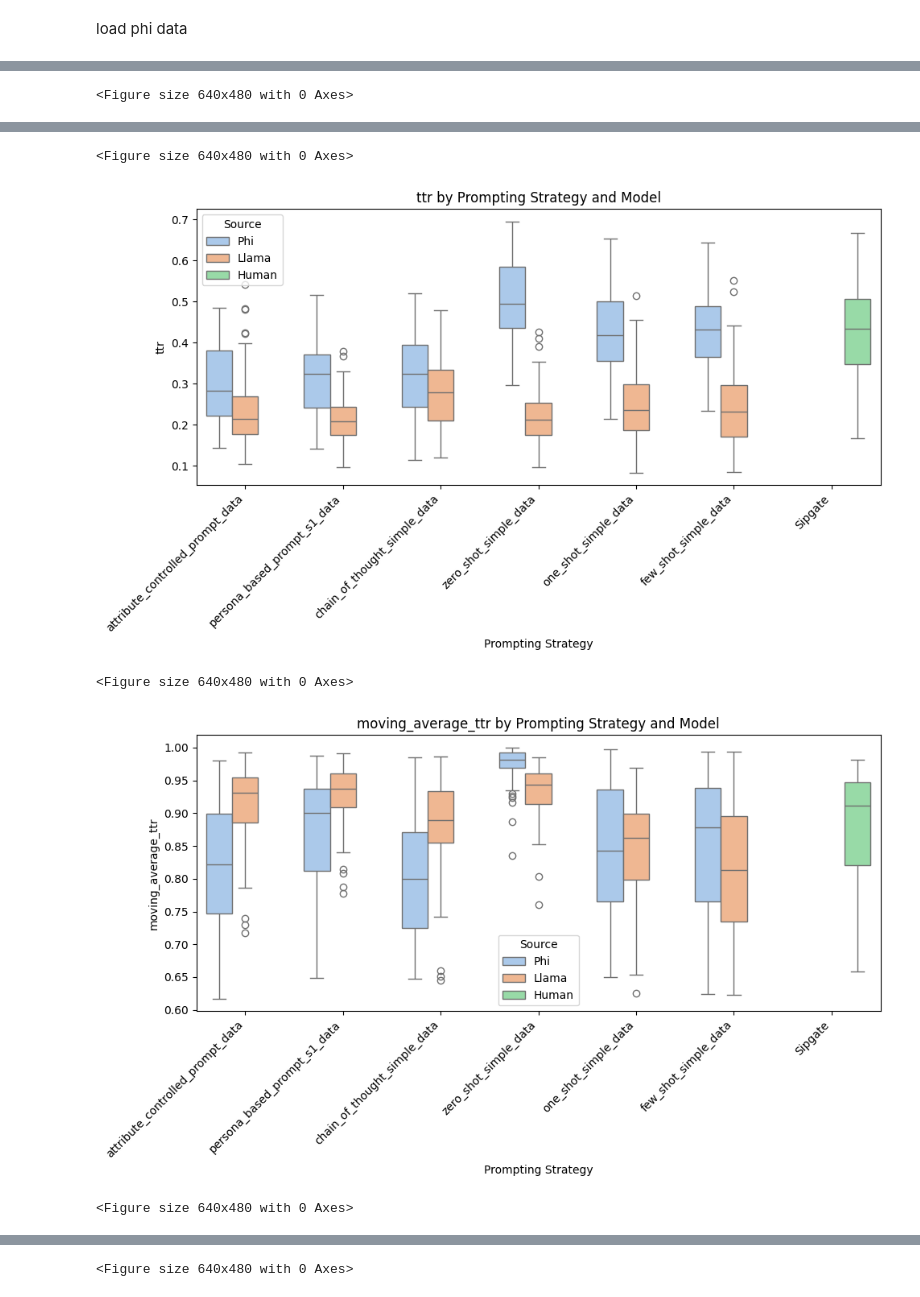
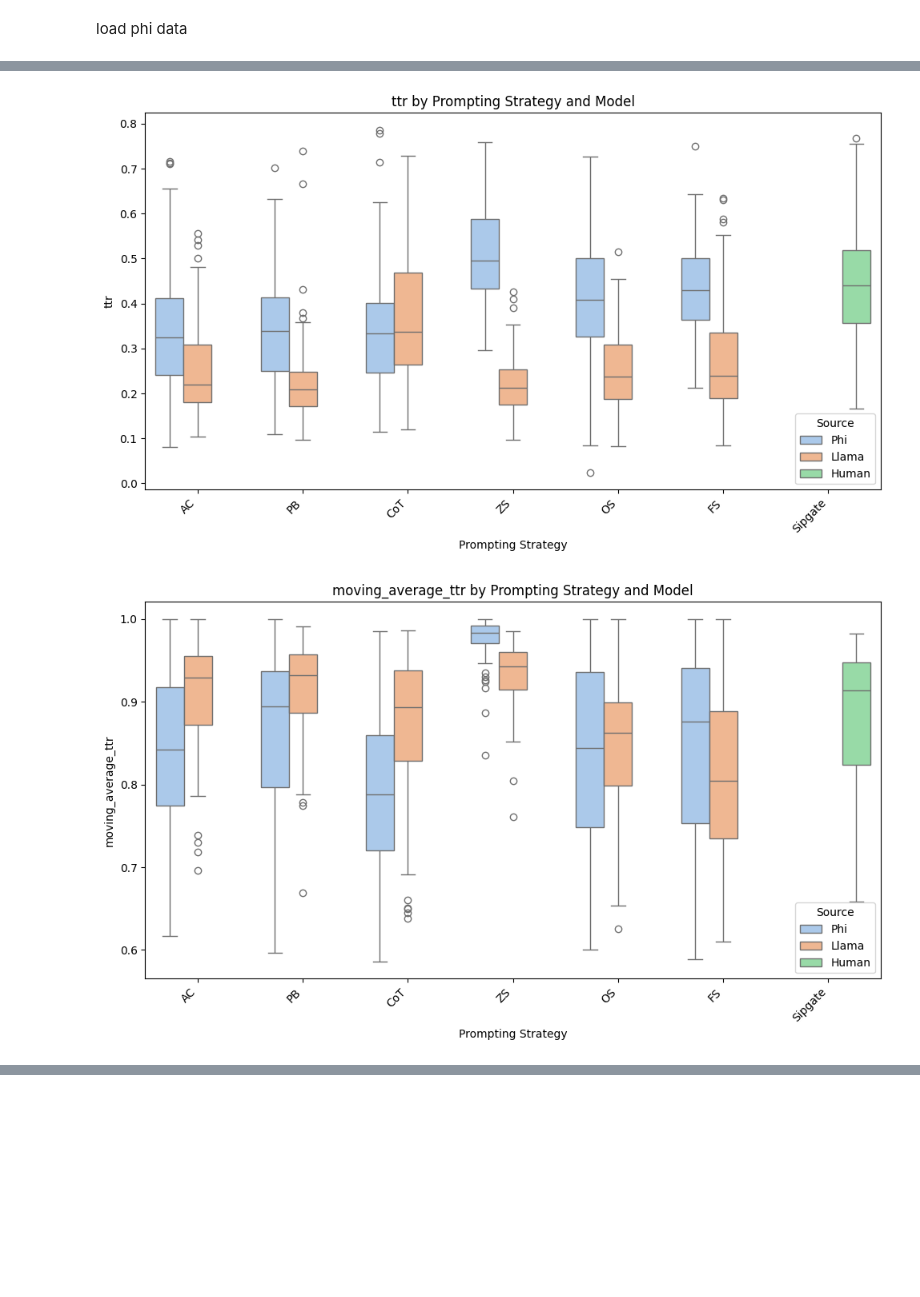
Before and after one commit to kobrue02/evaluating-llm-generated-nlu-data, a Jupyter notebook: bin/notebooks/evaluate.ipynb, the cells around one changed output, grey strips where cells are left out. Cells and saved outputs as stored; diff of their text form; code cells hidden in the pictures; blank space fills up the shorter version.

```diff
--- a/bin/notebooks/evaluate.ipynb
+++ b/bin/notebooks/evaluate.ipynb
@@ -58,6 +58,7 @@ llama_dfs = [load_df(f"llama/llama_{dataset_name}") for dataset_name in dataset_
 framework = Framework()
 evaluated_sets_phi = []
 for gen_df in phi_dfs:
+  gen_df = clean_synthetic_dataset(gen_df)
   results = framework.apply_framework_to_datasets(gen_df, ref_df)
   df = results_to_dataframe(results)
   evaluated_sets_phi.append(df)
@@ -67,6 +68,7 @@ dfs_to_stripplots(evaluated_sets_phi)
 framework = Framework()
 evaluated_sets_llama = []
 for gen_df in llama_dfs:
+  gen_df = clean_synthetic_dataset(gen_df)
   results = framework.apply_framework_to_datasets(gen_df, ref_df)
   df = results_to_dataframe(results)
   evaluated_sets_llama.append(df)
@@ -135,29 +135,48 @@ concatenated_df
 # %%
 metrics = [col for col in concatenated_df.columns if col not in ["Prompting Strategy", "Model"]]
+
+x_tick_dict = {
+    "zero_shot_simple_data": "ZS",
+    "one_shot_simple_data": "OS",
+    "few_shot_simple_data": "FS",
+    "chain_of_thought_simple_data": "CoT",
+    "persona_based_prompt_s1_data": "PB",
+    "attribute_controlled_prompt_data": "AC",
+}
 
 for metric in metrics:
     if metric in ["intent", "Dataset"]:
         continue
+
     plt.figure(figsize=(10, 6))
-    # remove extreme outliers
+
+    # Remove extreme outliers
     q1 = concatenated_df[metric].quantile(0.25)
     q3 = concatenated_df[metric].quantile(0.75)
     iqr = q3 - q1
     lower_bound = q1 - 1.5 * iqr
     upper_bound = q3 + 1.5 * iqr
-    concatenated_df = concatenated_df[(concatenated_df[metric] >= lower_bound) & (concatenated_df[metric] <= upper_bound)]
-    sns.boxplot(
+    temp_data = concatenated_df[(concatenated_df[metric] >= lower_bound) & (concatenated_df[metric] <= upper_bound)]
+
+    # Create the boxplot
+    ax = sns.boxplot(
         x="Prompting Strategy",
         y=metric,
         hue="Model",
-        data=concatenated_df,
-        palette="pastel")
+        data=temp_data,
+        palette="pastel"
+    )
+
+    # Rename each x-tick to its abbreviation
+    current_labels = [t.get_text() for t in ax.get_xticklabels()]
+    new_labels = [x_tick_dict.get(label, label) for label in current_labels]  # Default to original if not found
+    plt.xticks(ticks=range(len(current_labels)), labels=new_labels, rotation=45, ha='right')
+
+    # Rename the legend to "Source"
+    plt.legend(title="Source")
     plt.title(f"{metric} by Prompting Strategy and Model")
-    plt.xticks(rotation=45, ha='right')
-    # rename the legend to "Source"
-    plt.legend(title="Source")
+
     plt.tight_layout()
+    plt.savefig(f"{metric}.png")
     plt.show()
-    # save each plot
-    plt.savefig(f"{metric}.png")
 # %% [output]
@@ -165 +183,0 @@ for metric in metrics:
-<Figure size 640x480 with 0 Axes>
@@ -167,5 +185,2 @@ for metric in metrics:
-<Figure size 640x480 with 0 Axes>
-[figure, old version]
+[figure, new version]
-<Figure size 640x480 with 0 Axes>
-[figure, old version]
+[figure, new version]
-<Figure size 640x480 with 0 Axes>
@@ -173 +187,0 @@ for metric in metrics:
-<Figure size 640x480 with 0 Axes>
```
Also changed, not shown: parts of 6 cells of this notebook.
